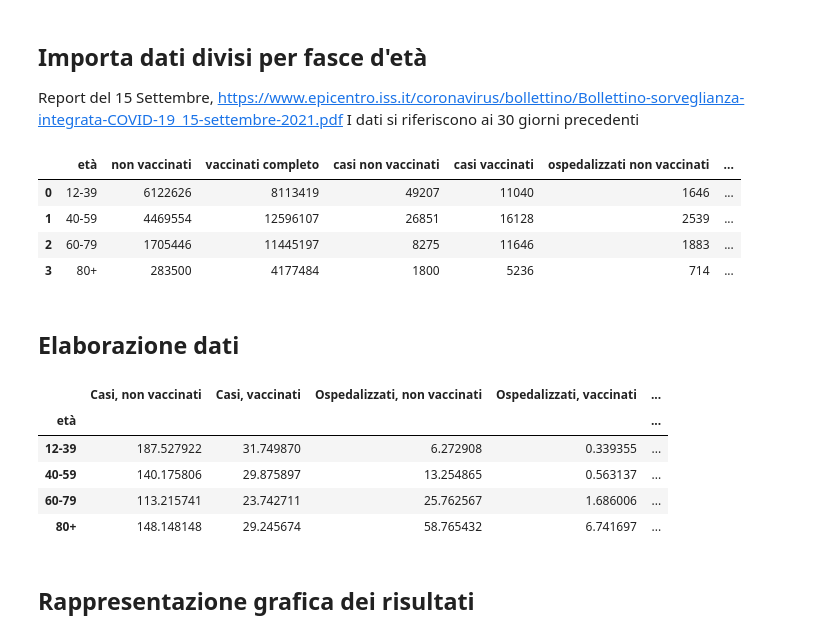
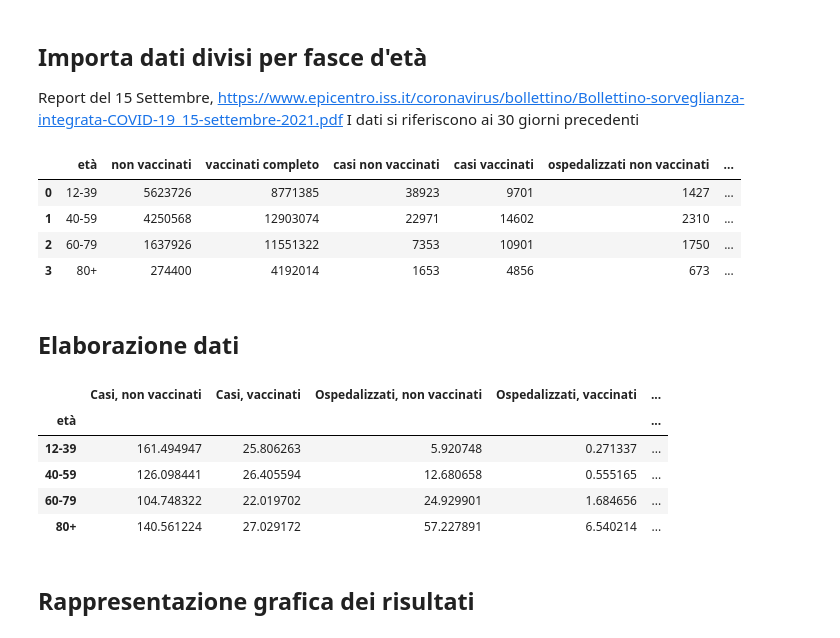
Before and after one commit to apalladi/covid_vaccini_monitoraggio, a Jupyter notebook: Notebooks/efficacia_vaccini.ipynb, the cells around one changed output. Cells and saved outputs as stored; diff of their text form; code cells hidden in the pictures.

```diff
--- a/Notebooks/efficacia_vaccini.ipynb
+++ b/Notebooks/efficacia_vaccini.ipynb
@@ -9,15 +9,15 @@ plt.style.use('default')
 Report del 15 Settembre, https://www.epicentro.iss.it/coronavirus/bollettino/Bollettino-sorveglianza-integrata-COVID-19_15-settembre-2021.pdf
 I dati si riferiscono ai 30 giorni precedenti
 # %%
-df_età = pd.read_csv('../dati/data_iss_età_2021-09-22.csv', sep=';')
+df_età = pd.read_csv('../dati/data_iss_età_2021-09-29.csv', sep=';')
 
 df_età
 # %% [output]
 |  | età | non vaccinati | vaccinati completo | casi non vaccinati | casi vaccinati | ospedalizzati non vaccinati | ... |
-| 0 | 12-39 | 6122626 | 8113419 | 49207 | 11040 | 1646 | ... |
-| 1 | 40-59 | 4469554 | 12596107 | 26851 | 16128 | 2539 | ... |
-| 2 | 60-79 | 1705446 | 11445197 | 8275 | 11646 | 1883 | ... |
-| 3 | 80+ | 283500 | 4177484 | 1800 | 5236 | 714 | ... |
+| 0 | 12-39 | 5623726 | 8771385 | 38923 | 9701 | 1427 | ... |
+| 1 | 40-59 | 4250568 | 12903074 | 22971 | 14602 | 2310 | ... |
+| 2 | 60-79 | 1637926 | 11551322 | 7353 | 10901 | 1750 | ... |
+| 3 | 80+ | 274400 | 4192014 | 1653 | 4856 | 673 | ... |
 # %% [markdown]
 ## Elaborazione dati
 # %%
@@ -48,10 +48,10 @@ df_tassi
 # %% [output]
 |  | Casi, non vaccinati | Casi, vaccinati | Ospedalizzati, non vaccinati | Ospedalizzati, vaccinati | ... |
 | età |  |  |  |  | ... |
-| 12-39 | 187.527922 | 31.749870 | 6.272908 | 0.339355 | ... |
-| 40-59 | 140.175806 | 29.875897 | 13.254865 | 0.563137 | ... |
-| 60-79 | 113.215741 | 23.742711 | 25.762567 | 1.686006 | ... |
-| 80+ | 148.148148 | 29.245674 | 58.765432 | 6.741697 | ... |
+| 12-39 | 161.494947 | 25.806263 | 5.920748 | 0.271337 | ... |
+| 40-59 | 126.098441 | 26.405594 | 12.680658 | 0.555165 | ... |
+| 60-79 | 104.748322 | 22.019702 | 24.929901 | 1.684656 | ... |
+| 80+ | 140.561224 | 27.029172 | 57.227891 | 6.540214 | ... |
 # %% [markdown]
 ## Rappresentazione grafica dei risultati
 # %%
```
Also changed, not shown: parts of 7 cells of this notebook, 12 other files.
